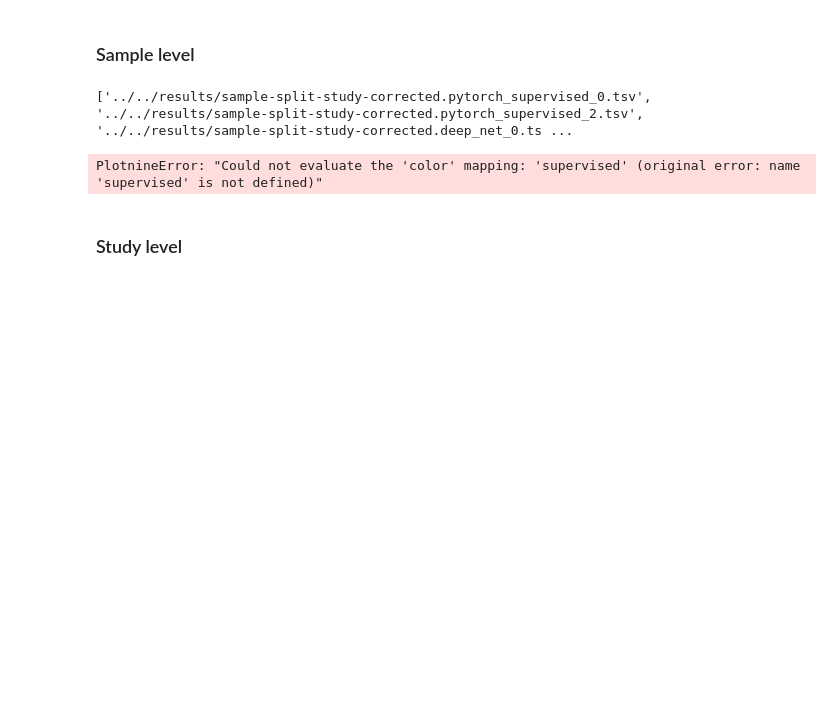
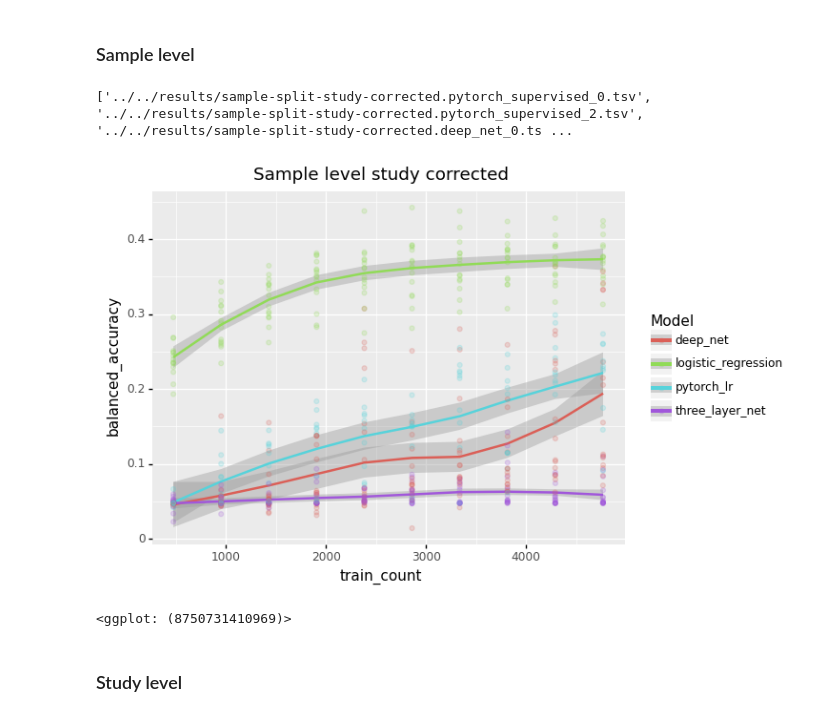
Before and after one commit to greenelab/linear_signal, a Jupyter notebook: notebook/analysis/benchmark_results.ipynb, the cells around one changed output. Cells and saved outputs as stored; diff of their text form; code cells hidden in the pictures; blank space fills up the shorter version.

Commit message:
Fig attribute error

```diff
--- a/notebook/analysis/benchmark_results.ipynb
+++ b/notebook/analysis/benchmark_results.ipynb
@@ -1570,13 +1570,14 @@ tissue_metrics['train_count'] = tissue_metrics['train sample count']
 tissue_metrics['Model'] = tissue_metrics['Model'].str.replace('pytorch_supervised', 'three_layer_net')
 # %%
 viz_df = tissue_metrics[tissue_metrics['is_pretrained'] == 'not_pretrained']
-plot = ggplot(viz_df, aes(x='train_count', y='balanced_accuracy', color='supervised'))
+plot = ggplot(viz_df, aes(x='train_count', y='balanced_accuracy', color='Model'))
 plot += geom_smooth()
 plot += geom_point(alpha=.2)
 plot += ggtitle('Sample level study corrected')
 plot
 # %% [output]
+[figure, added]
-PlotnineError: "Could not evaluate the 'color' mapping: 'supervised' (original error: name 'supervised' is not defined)"
+<ggplot: (8750731410969)>
 # %% [markdown]
 ### Study level
 # %%
```
Also changed, not shown: parts of 38 cells of this notebook.
